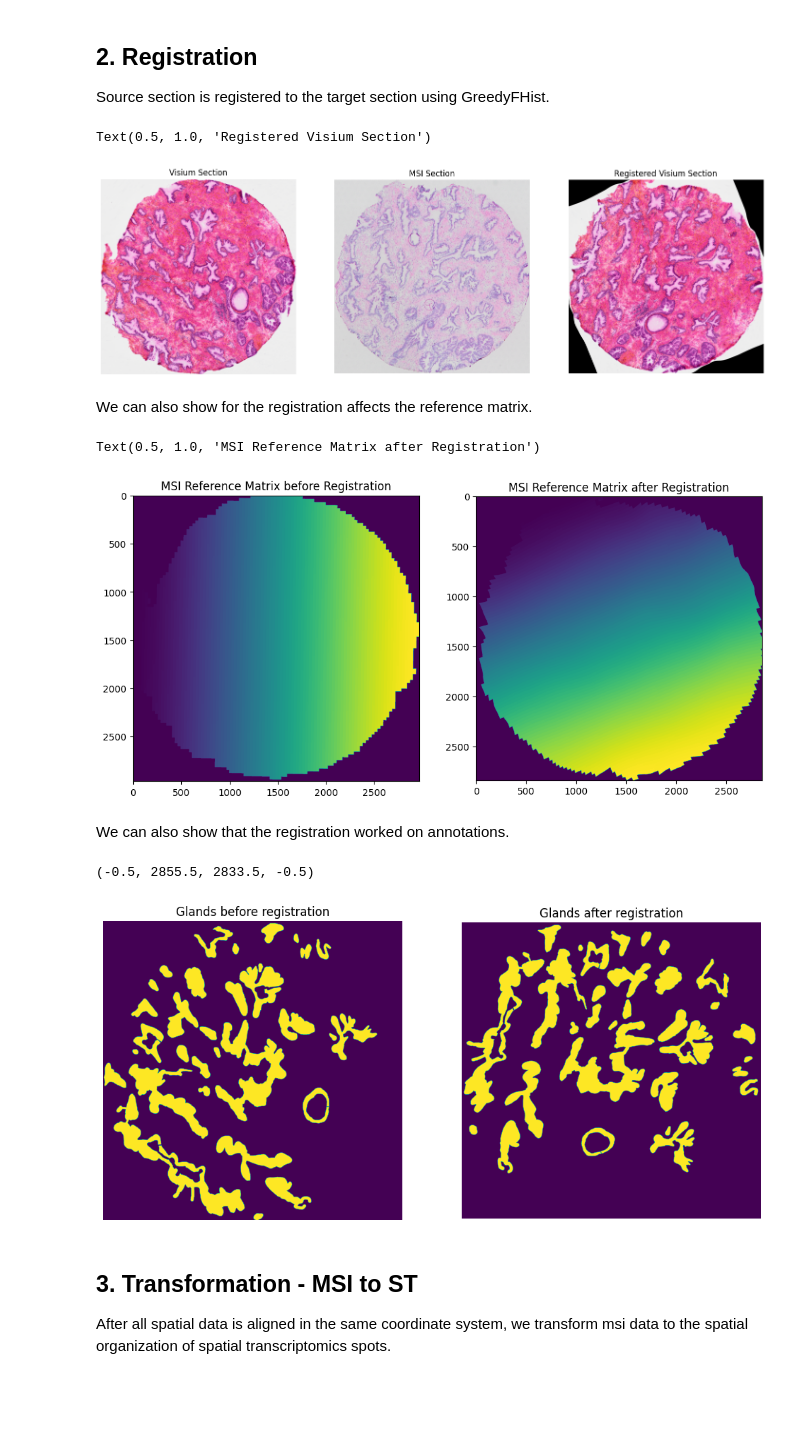
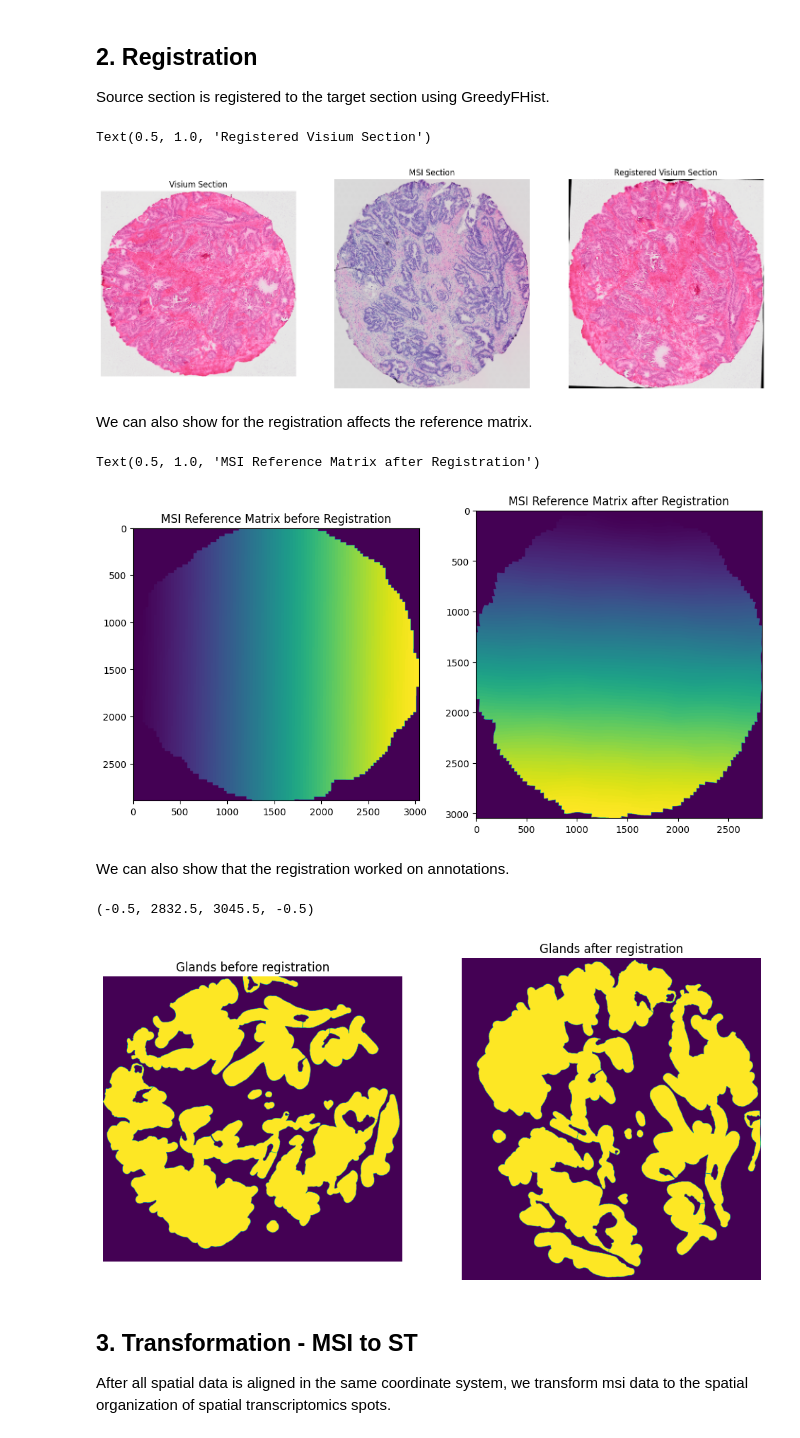
Before and after one commit to mwess/miit, a Jupyter notebook: examples/notebooks/02_integrate_st_and_msi.ipynb, the cells around one changed output. Cells and saved outputs as stored; diff of their text form; code cells hidden in the pictures; blank space fills up the shorter version.

```diff
--- a/examples/notebooks/02_integrate_st_and_msi.ipynb
+++ b/examples/notebooks/02_integrate_st_and_msi.ipynb
@@ -19,3 +21,8 @@ from miit.registerers.other.msi_to_hist_meta_registerer import MSItoHistMetaRegi
+# %%
+ROOT_DIR = 'test_data/'
+
+# if you follow the docker instructions use this:
+# ROOT_DIR = '/external_data/test_data'
 # %%
 if not exists('output_directory'):
     os.mkdir('output_directory')
@@ -24,13 +31,9 @@ if not exists('output_directory'):
 
 First, we load both source and target sections and register spatial omics data to the reference image.
 # %%
-reference_image_np = data=sitk.GetArrayFromImage(sitk.ReadImage('../data/hist/section1/reference_image.tif'))
-reference_image = Image(data=reference_image_np)
-
-tissue_mask_np = sitk.GetArrayViewFromImage(sitk.ReadImage('../data/hist/section1/tissue_mask.tif'))
-tissue_mask = Annotation(data=tissue_mask_np, name='tissue_mask')
-
-st_data = Visium.from_spcrng(directory='../data/visium/outs/')
+reference_image = Image.load_from_path(join(ROOT_DIR, 'test_data/source_data/2/images/image.tif'))
+tissue_mask = Annotation.load_from_path(join(ROOT_DIR, 'test_data/source_data/2/masks/tissue_mask.tif'))
+st_data = Visium.from_spcrng(directory=join(ROOT_DIR, 'test_data/source_data/2/spatial_transcriptomics/'))
 
 target_section = Section(reference_image=reference_image,
                   annotations=[tissue_mask])
@@ -38,24 +41,23 @@ warped_st_data, registered_image = register_to_ref_image(target_section.referenc
 target_section.so_data.append(warped_st_data)
 
 
-
 source_section = Section()
 
-msi_hist_image_path = '../data/hist/section3/reference_image.tif'
-msi_hist_image = Image(data=sitk.GetArrayFromImage(sitk.ReadImage(msi_hist_image_path)))
+msi_hist_image_path = join(ROOT_DIR, 'test_data/source_data/7/images/image.tif')
+msi_hist_image = Image.load_from_path(msi_hist_image_path)
 source_section.reference_image = msi_hist_image
 
-imzml_path = '../data/msi_neg/data.imzML'
+imzml_path = join(ROOT_DIR, 'test_data/source_data/7/imzml/reduced_msi.imzML')
 
 imzml = Imzml.init_msi_data(imzml_path, name='negative_ion_mode')
 pca_image = imzml.get_pca_img()
 registerer = MSItoHistMetaRegisterer()
 warped_imzml, _ = register_to_ref_image(source_section.reference_image.data, pca_image.data, imzml, registerer)
 
-annotation_np = sitk.GetArrayFromImage(sitk.ReadImage('../data/hist/section3/annotations.nii.gz'))
-with open('../data/hist/section3/labels.txt') as f:
-    labels = [x.strip() for x in f.readlines()]
-annotations = Annotation(data=annotation_np, labels=labels, name='tissue_annotations')
+annotations = Annotation.load_from_path(path_to_data=join(ROOT_DIR, 'test_data/source_data/7/annotations/annotations.nii.gz'),
+                                        path_to_labels=join(ROOT_DIR, 'test_data/source_data/7/annotations/labels.txt'),
+                                        name='tissue_classes',
+                                        channel_idx=0)
 
 
 source_section.so_data.append(warped_imzml)
@@ -85,7 +87,7 @@ axs[2].imshow(warped_section.reference_image.data)
 axs[2].set_title('Registered Visium Section')
 # %% [output]
 Text(0.5, 1.0, 'Registered Visium Section')
-[figure, old version]
+[figure, new version]
 # %% [markdown]
 We can also show for the registration affects the reference matrix.
 # %%
@@ -98,21 +100,21 @@ axs[1].imshow(reg_msi.ref_mat.data)
 axs[1].set_title('MSI Reference Matrix after Registration')
 # %% [output]
 Text(0.5, 1.0, 'MSI Reference Matrix after Registration')
-[figure, old version]
+[figure, new version]
 # %% [markdown]
 We can also show that the registration worked on annotations.
 # %%
 fig, axs = plt.subplots(1, 2, figsize=(12, 6))
-warped_annotation = warped_section.get_annotations_by_names('tissue_annotations')
+warped_annotation = warped_section.get_annotations_by_names('tissue_classes')
 axs[0].imshow(annotations.get_by_labels('Normal Glands'))
 axs[0].set_title('Glands before registration')
 axs[0].axis('off')
 axs[1].imshow(warped_annotation.get_by_labels('Normal Glands'))
 axs[1].set_title('Glands after registration')
 axs[1].axis('off')
 # %% [output]
-(-0.5, 2855.5, 2833.5, -0.5)
+(-0.5, 2832.5, 3045.5, -0.5)
-[figure, old version]
+[figure, new version]
 # %% [markdown]
 ## 3. Transformation - MSI to ST
 
```
Also changed, not shown: parts of 11 cells of this notebook.
